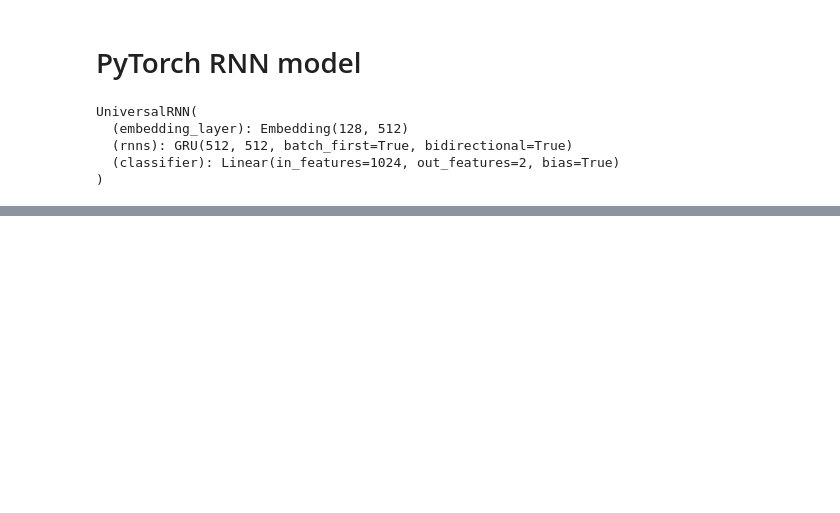
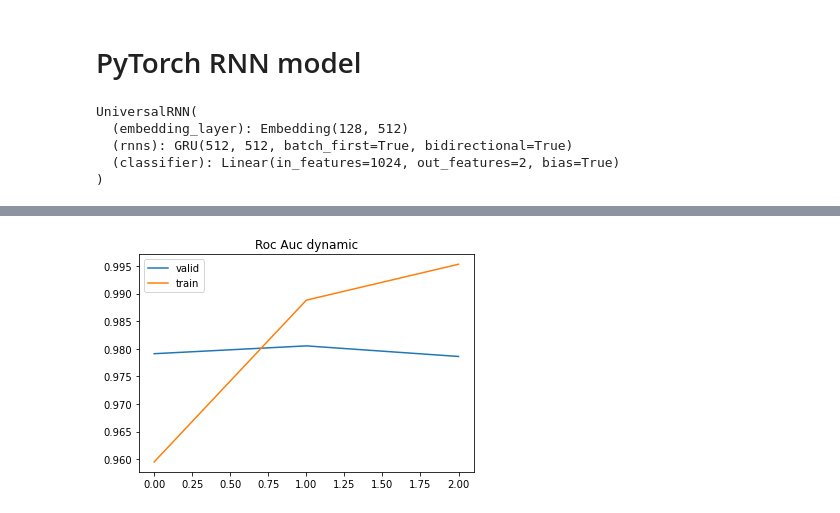
Before and after one commit to NaturalStupidlty/FakeNewsDetection, a Jupyter notebook: Homework/task4.ipynb, the cells around one changed output, grey strips where cells are left out. Saved outputs shown, nothing was run; the diff lists cells and outputs as text; code cells hidden in the pictures; blank space fills up the shorter version.

```diff
--- a/Homework/task4.ipynb
+++ b/Homework/task4.ipynb
@@ -608,7 +601,7 @@ def torch_loop(
     inp_optimizer,
     inp_criterion,
     mode="train",
-    device="mps"
+    device="cuda"
 ):
     if mode == "train":
         inp_model.train()
@@ -627,10 +620,8 @@ def torch_loop(
             # 1.2 Compute Cost function (part of Forward path)
             loss = criterion(predicted_label, label)
             if mode == "train":
-                # TODO: Is mean a best choice ?
                 # 2. Compute Backward path
                 loss.mean().backward()
-                # TODO: Try gradient clipping
                 # torch.nn.utils.clip_grad_norm_(model.parameters(), 0.1)
                 # 3. Apply gradient descent `on steroids`
                 optimizer.step()
@@ -648,27 +639,23 @@ def torch_loop(
 
 def print_losses(input):
     for cls_idx, cls_name in enumerate(target_columns):
-        print(f"{tgt_col} BCE loss: {input[:,cls_idx].mean()}")
+        print(f"{cls_name} BCE loss: {input[:,cls_idx].mean()}")
     print(f"Result BCE loss: {input.mean()}")
 # %%
 nn_model = UniversalRNN(
     num_embeddings=len(vocab),
     out_channels=len(target_columns),
     average_type="mean"
-).to("mps")
+).to("cuda")
 
-# TODO: Read more about different loss funcrions https://pytorch.org/docs/stable/nn.html#loss-functions
 criterion = torch.nn.BCEWithLogitsLoss(reduction="none")
-# TODO: Read more about Optimizers https://pytorch.org/docs/stable/optim.html
-# TODO: Try to tune hyperparameters here
-optimizer = torch.optim.Adam(nn_model.parameters(), lr=0.001)
-# TODO: Read more about schedulers https://pytorch.org/docs/stable/optim.html#how-to-adjust-learning-rate
-scheduler = torch.optim.lr_scheduler.ReduceLROnPlateau(optimizer, patience=1, factor=0.5, min_lr=1e-7, mode="max", verbose=True)
+optimizer = torch.optim.Adam(nn_model.parameters(), lr=0.001, amsgrad=True)
+scheduler = torch.optim.lr_scheduler.ReduceLROnPlateau(optimizer, patience=10, factor=0.25, min_lr=1e-7, mode="max", verbose=True)
 # %%
 folds_ids = [el for el in stratifier.split(train, train["stratified_target"])]
 
 train_torch_dataset = TextDataset(
-    texts=train.iloc[folds_ids[0][0]]["comment_text"].to_list(),
+    texts=train.iloc[folds_ids[0][0]]["light_clean_comment_text"].to_list(),
     targets=train.iloc[folds_ids[0][0]][target_columns].values,
     dataset_vocab=vocab,
     dataset_tokenizer=tokenizer,
@@ -679,13 +666,13 @@ train_torch_dataloader = torch.utils.data.DataLoader(
     train_torch_dataset,
     batch_size=32,
     shuffle=True,
-    # It is important to drop last batch while training. Why ?
     drop_last=True,
-    pin_memory=True
+    pin_memory=True,
+    num_workers=2
 )
 
 valid_torch_dataset = TextDataset(
-    texts=train.iloc[folds_ids[0][1]]["comment_text"].to_list(),
+    texts=train.iloc[folds_ids[0][1]]["light_clean_comment_text"].to_list(),
     targets=train.iloc[folds_ids[0][1]][target_columns].values,
     dataset_vocab=vocab,
     dataset_tokenizer=tokenizer,
@@ -697,5 +684,6 @@ valid_torch_dataloader = torch.utils.data.DataLoader(
     batch_size=32,
     shuffle=False,
     drop_last=False,
-    pin_memory=True
+    pin_memory=True,
+    num_workers=2
 )
@@ -704,6 +690,4 @@ TOKENIZERS_PARALLELISM=True
 # %%
-# TODO: read this article about sample, batch, epoch differences - https://machinelearningmastery.com/difference-between-a-batch-and-an-epoch/
-# TODO: Try to train longer
 n_epochs = 3
 
 train_all_epoch_labels = []
@@ -727,12 +711,12 @@ for epoch in range(n_epochs):
         inp_model=nn_model,
         inp_optimizer=optimizer,
         inp_criterion=criterion,
-        device="mps",
+        device="cuda",
         mode="train"
     )
     # 1.2 Compute and print train metrics
     print("Train metrics")
-    _, train_roc_auc = comp_metric(
+    _, train_roc_auc = compute_metric(
         train_epoch_targets,
         train_epoch_labels
     )
@@ -745,12 +729,12 @@ for epoch in range(n_epochs):
         inp_model=nn_model,
         inp_optimizer=optimizer,
         inp_criterion=criterion,
-        device="mps",
+        device="cuda",
         mode="eval"
     )
     # 2.2 Compute and print valid metrics
     print("Valid metrics")
-    _, valid_roc_auc = comp_metric(
+    _, valid_roc_auc = compute_metric(
         valid_epoch_targets,
         valid_epoch_labels
     )
@@ -776,0 +864,8 @@ Train phase
+# %%
+plt.title("Roc Auc dynamic")
+plt.plot(valid_roc_aucs, label="valid")
+plt.plot(train_roc_aucs, label="train")
+plt.legend()
+plt.show()
+# %% [output]
+[figure, added]
```
Also changed, not shown: parts of 51 cells of this notebook.
